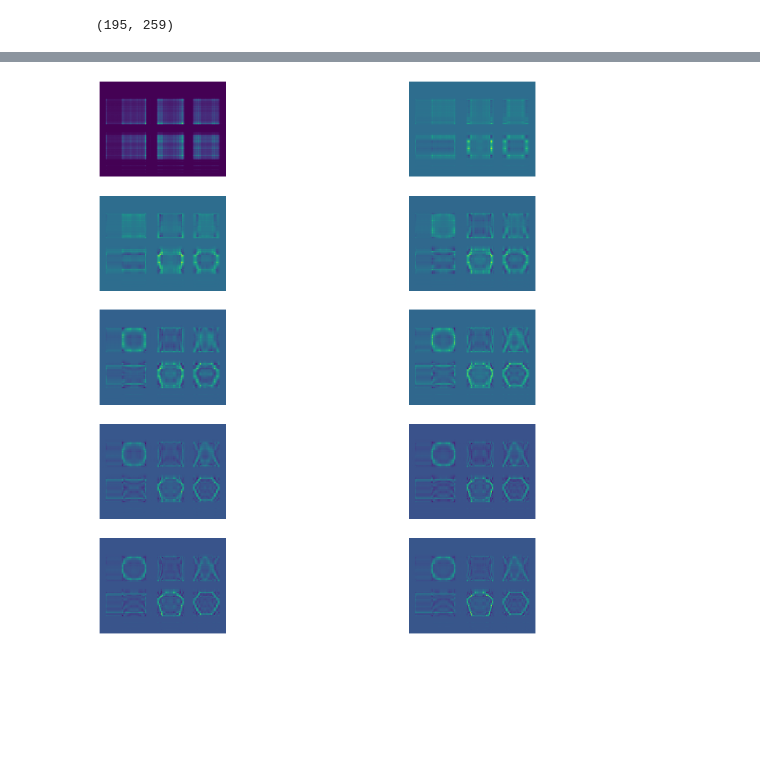
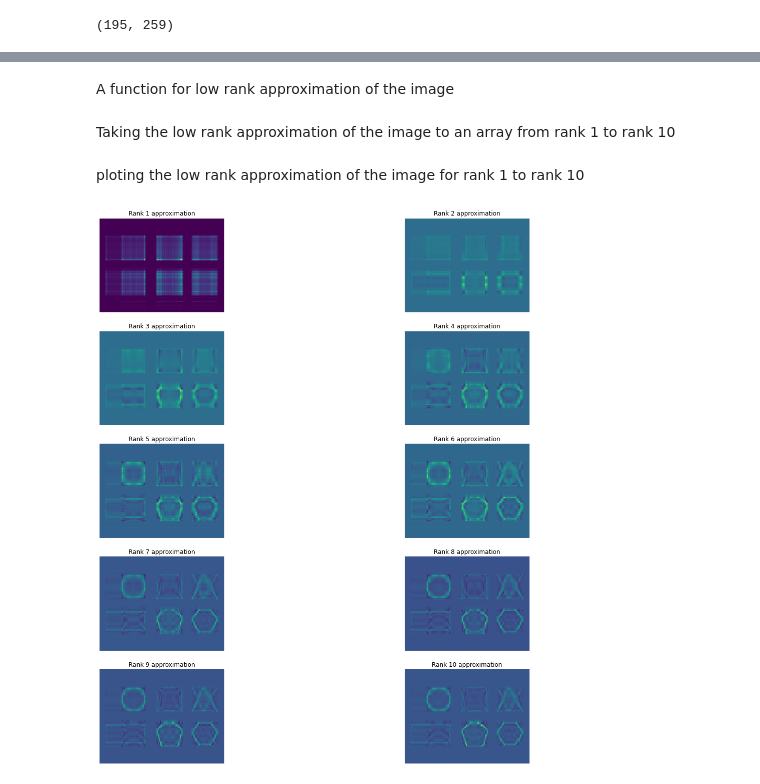
Before and after one commit to avizyt/pytorch_fundamental, a Jupyter notebook: linear algebra/matrix_decomposition.ipynb, the cells around one changed output, grey strips where cells are left out. Drawn from its saved outputs; the diff is of its cells as text; code cells hidden in the pictures; blank space fills up the shorter version.

```diff
--- a/linear algebra/matrix_decomposition.ipynb
+++ b/linear algebra/matrix_decomposition.ipynb
@@ -54,5 +41,9 @@ plt.imshow(r1)
+# %% [markdown]
+A function for low rank approximation of the image
 # %%
 def low_rank_approx(data, rank):
     U,S,V_t = np.linalg.svd(data, full_matrices=True)
     return np.dot(U[:,:rank], V_t[:rank,:]) * S[rank]
+# %% [markdown]
+Taking the low rank approximation of the image to an array from rank 1 to rank 10
 # %%
@@ -63,10 +52,13 @@ rank_arr = []
 for i in range(1, 11):
     r = low_rank_approx(data, i)
     rank_arr.append(r)
+# %% [markdown]
+ploting the low rank approximation of the image for rank 1 to rank 10
 # %%
 fig, axs =  plt.subplots(5, 2, figsize=(20,20))
 for i in range(0, 10):
     axs[i//2, i%2].imshow(rank_arr[i])
+    axs[i//2, i%2].set_title(f"Rank {i+1} approximation")
     axs[i//2, i%2].axis('off')
 # %% [output]
-[figure, old version]
+[figure, new version]
```
Also changed, not shown: parts of 12 cells of this notebook.
